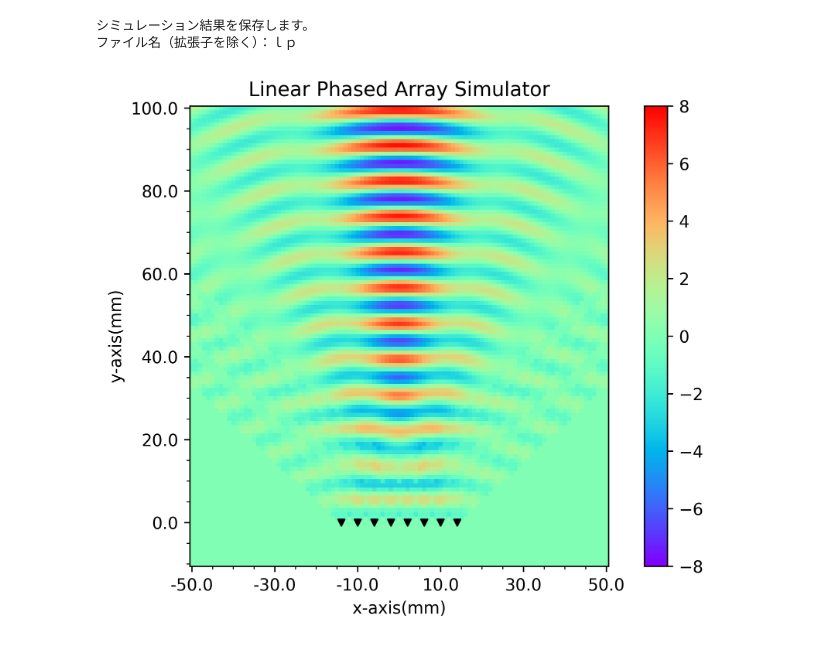
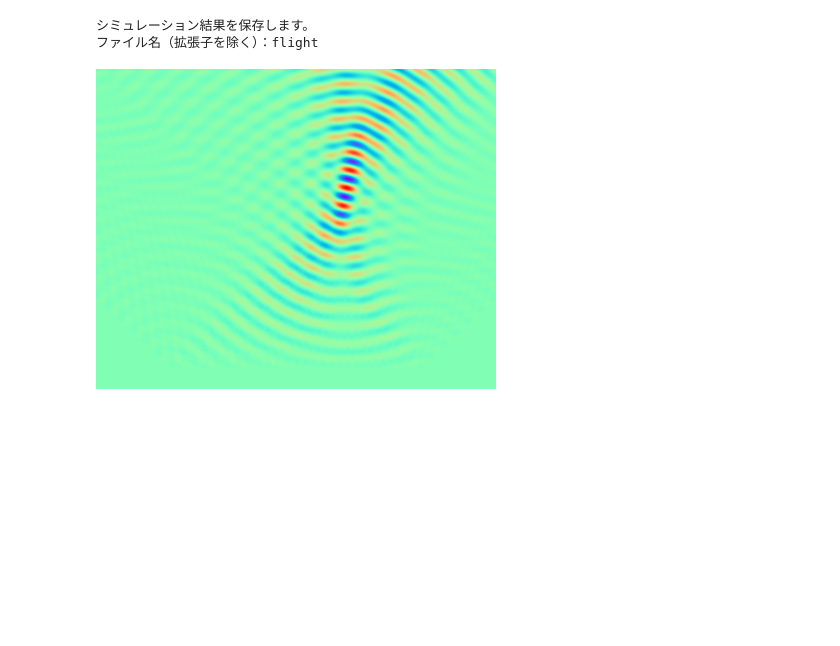
Before and after one commit to ShotaSasaki-HCU/Prog2kakushin, a Jupyter notebook: work2.ipynb, the cells around one changed output. Cells and saved outputs as stored; diff of their text form; code cells hidden in the pictures; blank space fills up the shorter version.

```diff
--- a/work2.ipynb
+++ b/work2.ipynb
@@ -107,52 +107,52 @@ def linear_phased_array_image(A=1, f=40000, v=340.29*1000, t=0, range_x_R=50, ra
     name_gif = input("シミュレーション結果をGIFアニメーションで保存します。\nファイル名（拡張子を除く）：")
     pictures[0].save(name_gif + '.gif',save_all=True, append_images=pictures[1:], optimize=True, duration=dura, loop=0) # duration = 20ms が下界
     return
 
   if use_gif == 'periodic_loop':
     linear_phased_array_image(A, f, v, t+((1/f)/divide), range_x_R, range_x_L, range_y_T, range_y_B, calc_width, tr_num, tr_directivity, tr_clearance, tr_marker, beam_direction, use_convergent_mode, convergent_point, use_grid2image, use_gif, name+1, dura)
   elif (use_gif == 'steering') and (not use_convergent_mode):
     linear_phased_array_image(A, f, v, t, range_x_R, range_x_L, range_y_T, range_y_B, calc_width, tr_num, tr_directivity, tr_clearance, tr_marker, beam_direction-((np.pi/2)/divide), use_convergent_mode, convergent_point, use_grid2image, use_gif, name+1, dura)
   elif (use_gif == 'steering') and use_convergent_mode:
     print("［エラー］use_gif='steering'は、ビームフォーミングモード専用のGIF生成機能です。集束モード（use_convergent_mode=True）では、使用できません。")
   else:
     print("［エラー］引数use_gifに、'" + str(use_gif) + "'という設定は存在しません。'periodic_loop'か'steering'のどちらかを指定してください。")
 
   return
 
 ######################### 以下にコードを書きましょう。##########################
 
-linear_phased_array_image(A=1, # 送信波の振幅(mm)
-                          f=40000, # 送信波の周波数(Hz)
-                          v=340.29*1000, # 送信波の速さ(mm/s)
-                          t=0, # 時間(s)
+linear_phased_array_image(A = 1, # 送信波の振幅(mm)
+                          f = 40000, # 送信波の周波数(Hz)
+                          v = 340.29*1000, # 送信波の速さ(mm/s)
+                          t = 0, # 時間(s)
 
-                          range_x_R=50, # x軸方向レンジ右(mm)
-                          range_x_L=-50, # x軸方向レンジ左(mm)
-                          range_y_T=100, # y軸方向レンジ上(mm)
-                          range_y_B=-10, # y軸方向レンジ下(mm)
-                          calc_width=1, # 計算幅(mm) # 波長の８分の１くらいを推奨
+                          range_x_R = 100, # x軸方向レンジ右(mm)
+                          range_x_L = -100, # x軸方向レンジ左(mm)
+                          range_y_T = 150, # y軸方向レンジ上(mm)
+                          range_y_B = -10, # y軸方向レンジ下(mm)
+                          calc_width = 0.5, # 計算幅(mm) # 波長の８分の１くらいを推奨
 
-                          tr_num=8, # 送信素子数（個）
-                          tr_directivity=np.deg2rad(95), # 送信素子指向性(rad)
-                          tr_clearance=4, # 送信素子間隔(mm) # 半波長以下を推奨
-                          tr_marker=True, # 送信素子マーカー描写の有無（デフォルト：True）# 計算範囲内に入れないと綺麗に描写されないよ。
+                          tr_num = 16*2, # 送信素子数（個）
+                          tr_directivity = np.deg2rad(95), # 送信素子指向性(rad)
+                          tr_clearance = 4, # 送信素子間隔(mm) # 半波長以下を推奨
+                          tr_marker = True, # 送信素子マーカー描写の有無（デフォルト：True）# 計算範囲内に入れないと綺麗に描写されないよ。
 
                           # ビームフォーミングモード（デフォルト）
-                          beam_direction=np.deg2rad(90), # 合成波の指向方向(rad)
+                          beam_direction = np.deg2rad(90), # 合成波の指向方向(rad)
 
                           # 集束モード
-                          use_convergent_mode=False, # Trueで集束モードを有効化（デフォルト：False）
-                          convergent_point=(0,40), # 集束点の座標
+                          use_convergent_mode = True, # Trueで集束モードを有効化（デフォルト：False）
+                          convergent_point = (25,90), # 集束点の座標
 
                           # ２次元配列の要素数に合わせた画像を保存する機能
-                          use_grid2image=False, # Trueで機能を有効化（デフォルト：False）
+                          use_grid2image = False, # Trueで機能を有効化（デフォルト：False）
 
                           # GIFアニメーションを生成する機能
-                          use_gif='disabled', # 'periodic_loop'か'steering'のどちらかで有効化（デフォルト：'disabled'）
-                          name=0, # 結果を保存する際に内部的に使用されるファイル名の変数
-                          dura=20 # GIFアニメーションの画像１枚あたりの持続時間(ms)
+                          use_gif = 'disabled', # 'periodic_loop'か'steering'のどちらかで有効化（デフォルト：'disabled'）
+                          name = 0, # 結果を保存する際に内部的に使用されるファイル名の変数
+                          dura = 20 # GIFアニメーションの画像１枚あたりの持続時間(ms)
                           )
 # %% [output]
 シミュレーション結果を保存します。
-ファイル名（拡張子を除く）：ｌｐ
+ファイル名（拡張子を除く）：flight
-[figure, old version]
+[figure, new version]
```
